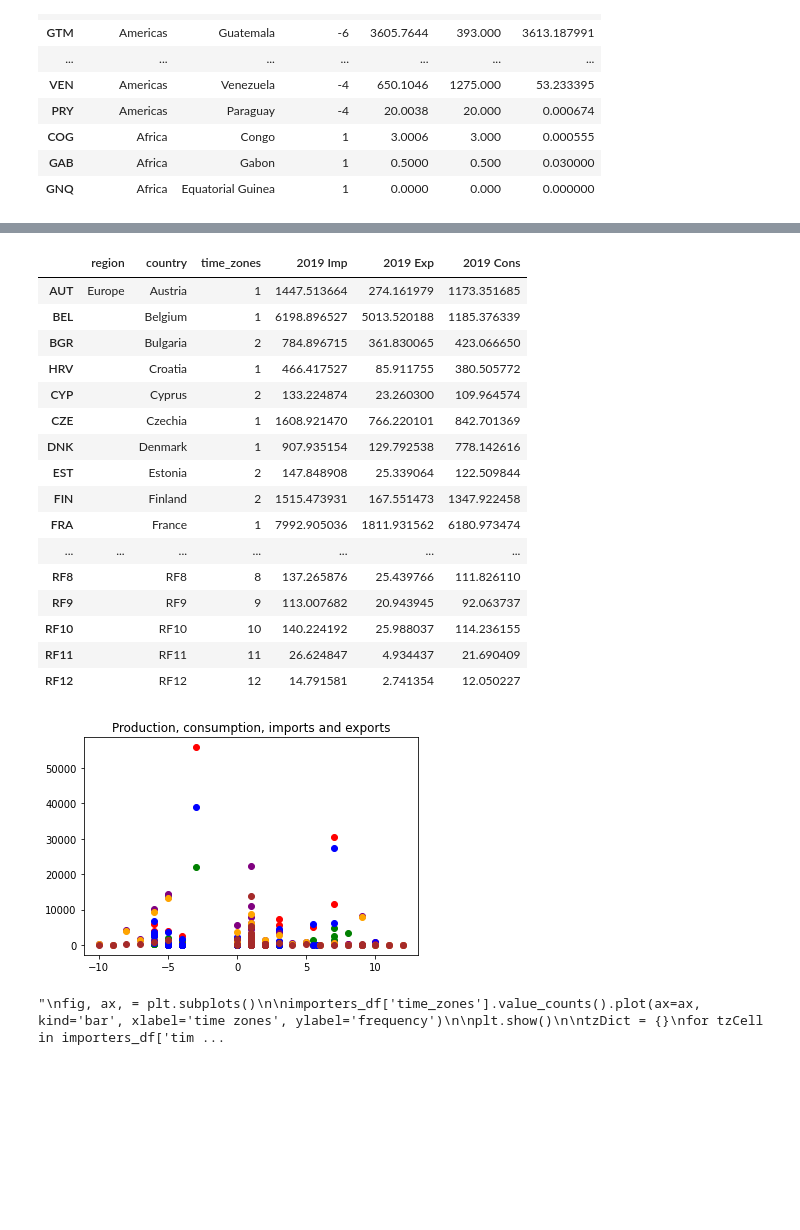
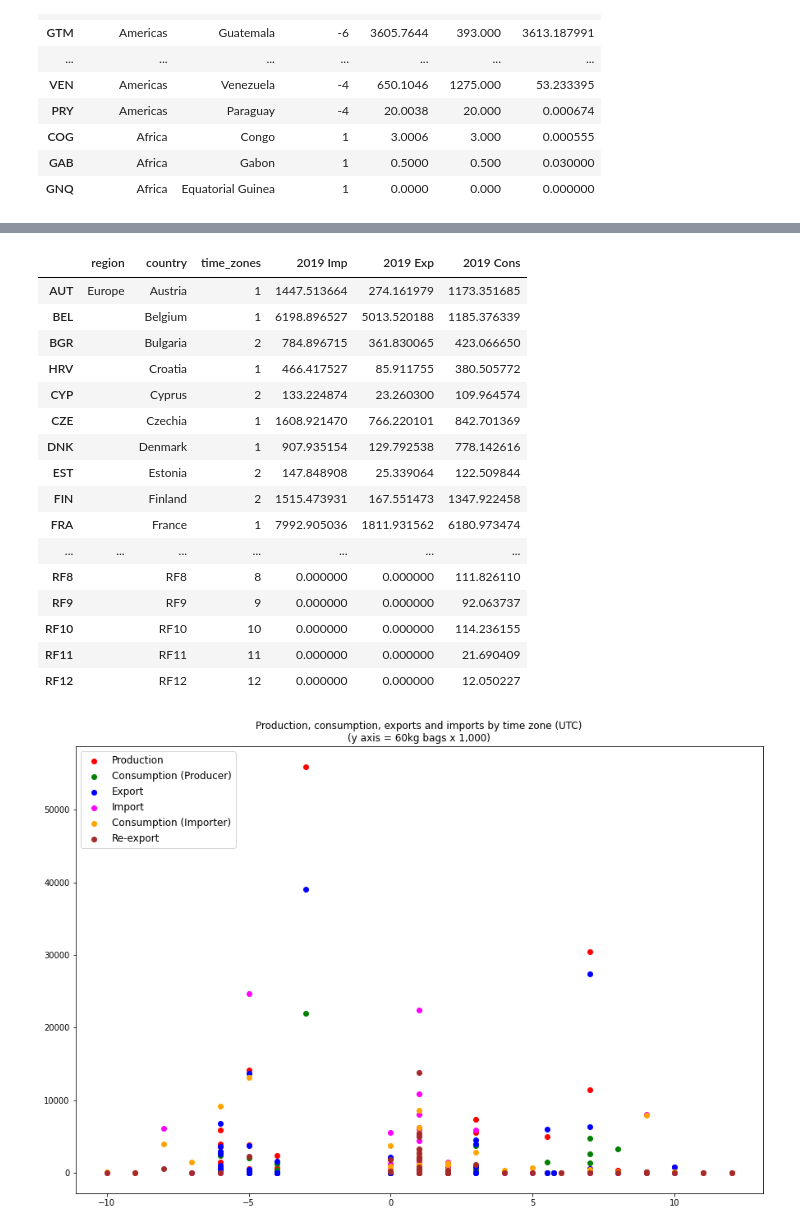
Before and after one commit to Ipgnosis/coffee-analysis, a Jupyter notebook: tz_clusterAnalysis.ipynb, the cells around one changed output, grey strips where cells are left out. Saved outputs shown, nothing was run; the diff lists cells and outputs as text; code cells hidden in the pictures; blank space fills up the shorter version.

Commit message:
Completed scatter plot

```diff
--- a/tz_clusterAnalysis.ipynb
+++ b/tz_clusterAnalysis.ipynb
@@ -484,15 +412,26 @@ rf_temp_df['2019 Exp'] = range(len(rf_temp_df))
 rf_temp_df['2019 Cons'] = range(len(rf_temp_df))
 
 # populate the new columns in the temporary dataframes
+# note that imports and exports are only being assigned to the coastal time zones
 for key, val in us_tz_pop_factors.items():
-    us_temp_df.at[key, '2019 Imp'] = df2b.at['USA', '2019'] * val
-    us_temp_df.at[key, '2019 Exp'] = df2c.at['USA', '2019'] * val
+    us_temp_df.at[key, '2019 Imp'] = 0  # initially set to 0
+    us_temp_df.at[key, '2019 Exp'] = 0  # initially set to 0
     us_temp_df.at[key, '2019 Cons'] = (df2b.at['USA', '2019'] - df2c.at['USA', '2019']) * val
 
 for key, val in rf_tz_pop_factors.items():
-    rf_temp_df.at[key, '2019 Imp'] = df2b.at['RUS', '2019'] * val
-    rf_temp_df.at[key, '2019 Exp'] = df2c.at['RUS', '2019'] * val
+    rf_temp_df.at[key, '2019 Imp'] = 0 # initially set to 0
+    rf_temp_df.at[key, '2019 Exp'] = 0  # initially set to 0
     rf_temp_df.at[key, '2019 Cons'] = (df2b.at['RUS', '2019'] - df2c.at['RUS', '2019']) * val
+
+# split the US import and export numbers between the East and West coast by population proportions
+us_temp_df.at['US-5', '2019 Imp'] = df2b.at['USA', '2019'] * 0.8
+us_temp_df.at["US-8", '2019 Imp'] = df2b.at['USA', '2019'] * 0.2
+us_temp_df.at['US-5', '2019 Exp'] = df2c.at['USA', '2019'] * 0.8
+us_temp_df.at["US-8", '2019 Exp'] = df2c.at['USA', '2019'] * 0.2
+
+# assign the RF import and export numbers to the Western warm water ports
+rf_temp_df.at["RF3", '2019 Imp'] = df2b.at['RUS', '2019']
+rf_temp_df.at["RF3", '2019 Exp'] = df2c.at['RUS', '2019']
 
 # delete the USA record
 imp_exp_df = imp_exp_df.drop('USA')
@@ -533,42 +472,31 @@ imp_exp_df
 | FIN |  | Finland | 2 | 1515.473931 | 167.551473 | 1347.922458 |
 | FRA |  | France | 1 | 7992.905036 | 1811.931562 | 6180.973474 |
 | ... | ... | ... | ... | ... | ... | ... |
-| RF8 |  | RF8 | 8 | 137.265876 | 25.439766 | 111.826110 |
-| RF9 |  | RF9 | 9 | 113.007682 | 20.943945 | 92.063737 |
-| RF10 |  | RF10 | 10 | 140.224192 | 25.988037 | 114.236155 |
-| RF11 |  | RF11 | 11 | 26.624847 | 4.934437 | 21.690409 |
-| RF12 |  | RF12 | 12 | 14.791581 | 2.741354 | 12.050227 |
+| RF8 |  | RF8 | 8 | 0.000000 | 0.000000 | 111.826110 |
+| RF9 |  | RF9 | 9 | 0.000000 | 0.000000 | 92.063737 |
+| RF10 |  | RF10 | 10 | 0.000000 | 0.000000 | 114.236155 |
+| RF11 |  | RF11 | 11 | 0.000000 | 0.000000 | 21.690409 |
+| RF12 |  | RF12 | 12 | 0.000000 | 0.000000 | 12.050227 |
 # %%
-# plot the production scatter plot
-plt.title("Production, consumption, imports and exports")
+# plot the time zone scatter plot
+plt.title("Production, consumption, exports and imports by time zone (UTC)\n(y axis = 60kg bags x 1,000)")
 
-plt.scatter(x=prod_exp_df['time_zones'], y=prod_exp_df['2019 Prod'], color='red')
-plt.scatter(x=prod_exp_df['time_zones'], y=prod_exp_df['2019 Cons'], color='green')
-plt.scatter(x=prod_exp_df['time_zones'], y=prod_exp_df['2019 Exp'], color='blue')
-plt.scatter(x=imp_exp_df['time_zones'], y=imp_exp_df['2019 Imp'], color='purple')
-plt.scatter(x=imp_exp_df['time_zones'], y=imp_exp_df['2019 Cons'], color='orange')
-plt.scatter(x=imp_exp_df['time_zones'], y=imp_exp_df['2019 Exp'], color='brown')
+plt.rcParams["figure.figsize"] = (15, 10)
+
+plt.scatter(x=prod_exp_df['time_zones'], y=prod_exp_df['2019 Prod'], color='red', label='Production')
+plt.scatter(x=prod_exp_df['time_zones'],
+            y=prod_exp_df['2019 Cons'], color='green', label='Consumption (Producer)')
+plt.scatter(x=prod_exp_df['time_zones'],
+            y=prod_exp_df['2019 Exp'], color='blue', label='Export')
+plt.scatter(x=imp_exp_df['time_zones'],
+            y=imp_exp_df['2019 Imp'], color='magenta', label='Import')
+plt.scatter(x=imp_exp_df['time_zones'],
+            y=imp_exp_df['2019 Cons'], color='orange', label='Consumption (Importer)')
+plt.scatter(x=imp_exp_df['time_zones'],
+            y=imp_exp_df['2019 Exp'], color='brown', label='Re-export')
+
+plt.legend(loc=2, fontsize=12)
 
 plt.show()
 # %% [output]
-[figure, old version]
+[figure, new version]
-# %%
-# ignore this till later
-'''
-fig, ax, = plt.subplots()
-
-importers_df['time_zones'].value_counts().plot(ax=ax, kind='bar', xlabel='time zones', ylabel='frequency')
-
-plt.show()
-
-tzDict = {}
-for tzCell in importers_df['time_zones']:
-    for tz in tzCell:
-        if tz not in tzDict:
-            tzDict[tz] = 0
-        tzDict[tz] += 1
-
-print(tzDict)
-'''
-# %% [output]
-"\nfig, ax, = plt.subplots()\n\nimporters_df['time_zones'].value_counts().plot(ax=ax, kind='bar', xlabel='time zones', ylabel='frequency')\n\nplt.show()\n\ntzDict = {}\nfor tzCell in importers_df['tim ...
```
Also changed, not shown: parts of 11 cells of this notebook.
